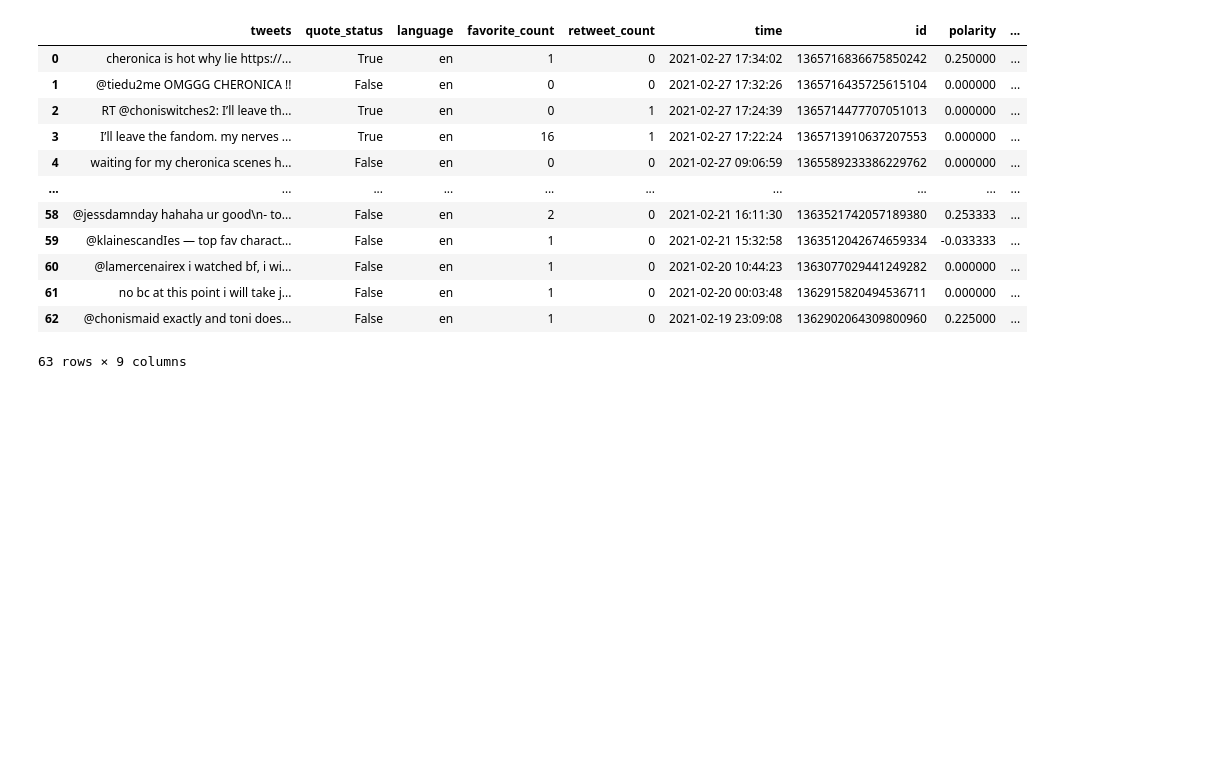
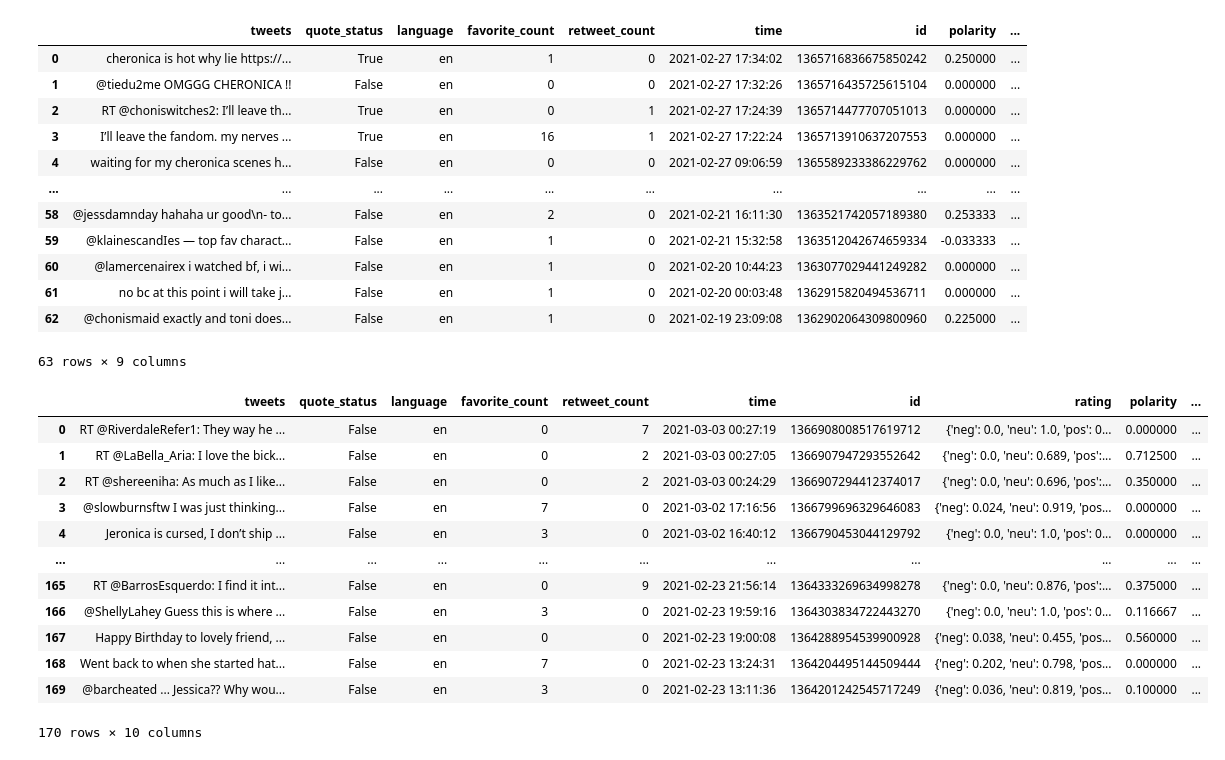
Before and after one commit to samanthasains/RDShipWars, a Jupyter notebook: textblob.ipynb, the cells around one changed output. Drawn from its saved outputs; the diff is of its cells as text; code cells hidden in the pictures; blank space fills up the shorter version.

```diff
--- a/textblob.ipynb
+++ b/textblob.ipynb
@@ -52,0 +55,20 @@ df
+# %%
+jeronica_df = pd.read_csv('/Users/christinemagnotta/RDShipWars/jeronica_df2.csv')
+# %%
+jeronica_df[['polarity', 'subjectivity']] = jeronica_df['tweets'].apply(lambda Text: pd.Series(TextBlob(Text).sentiment))
+# %%
+jeronica_df
+# %% [output]
+|  | tweets | quote_status | language | favorite_count | retweet_count | time | id | rating | polarity | ... |
+| 0 | RT @RiverdaleRefer1: They way he ... | False | en | 0 | 7 | 2021-03-03 00:27:19 | 1366908008517619712 | {'neg': 0.0, 'neu': 1.0, 'pos': 0... | 0.000000 | ... |
+| 1 | RT @LaBella_Aria: I love the bick... | False | en | 0 | 2 | 2021-03-03 00:27:05 | 1366907947293552642 | {'neg': 0.0, 'neu': 0.689, 'pos':... | 0.712500 | ... |
+| 2 | RT @shereeniha: As much as I like... | False | en | 0 | 2 | 2021-03-03 00:24:29 | 1366907294412374017 | {'neg': 0.0, 'neu': 0.696, 'pos':... | 0.350000 | ... |
+| 3 | @slowburnsftw I was just thinking... | False | en | 7 | 0 | 2021-03-02 17:16:56 | 1366799696329646083 | {'neg': 0.024, 'neu': 0.919, 'pos... | 0.000000 | ... |
+| 4 | Jeronica is cursed, I don’t ship ... | False | en | 3 | 0 | 2021-03-02 16:40:12 | 1366790453044129792 | {'neg': 0.0, 'neu': 1.0, 'pos': 0... | 0.000000 | ... |
+| ... | ... | ... | ... | ... | ... | ... | ... | ... | ... | ... |
+| 165 | RT @BarrosEsquerdo: I find it int... | False | en | 0 | 9 | 2021-02-23 21:56:14 | 1364333269634998278 | {'neg': 0.0, 'neu': 0.876, 'pos':... | 0.375000 | ... |
+| 166 | @ShellyLahey Guess this is where ... | False | en | 3 | 0 | 2021-02-23 19:59:16 | 1364303834722443270 | {'neg': 0.0, 'neu': 1.0, 'pos': 0... | 0.116667 | ... |
+| 167 | Happy Birthday to lovely friend, ... | False | en | 0 | 0 | 2021-02-23 19:00:08 | 1364288954539900928 | {'neg': 0.038, 'neu': 0.455, 'pos... | 0.560000 | ... |
+| 168 | Went back to when she started hat... | False | en | 7 | 0 | 2021-02-23 13:24:31 | 1364204495144509444 | {'neg': 0.202, 'neu': 0.798, 'pos... | 0.000000 | ... |
+| 169 | @barcheated ... Jessica?? Why wou... | False | en | 3 | 0 | 2021-02-23 13:11:36 | 1364201242545717249 | {'neg': 0.036, 'neu': 0.819, 'pos... | 0.100000 | ... |
+170 rows × 10 columns
```
Also changed, not shown: parts of 25 cells of this notebook, 10 other files.
